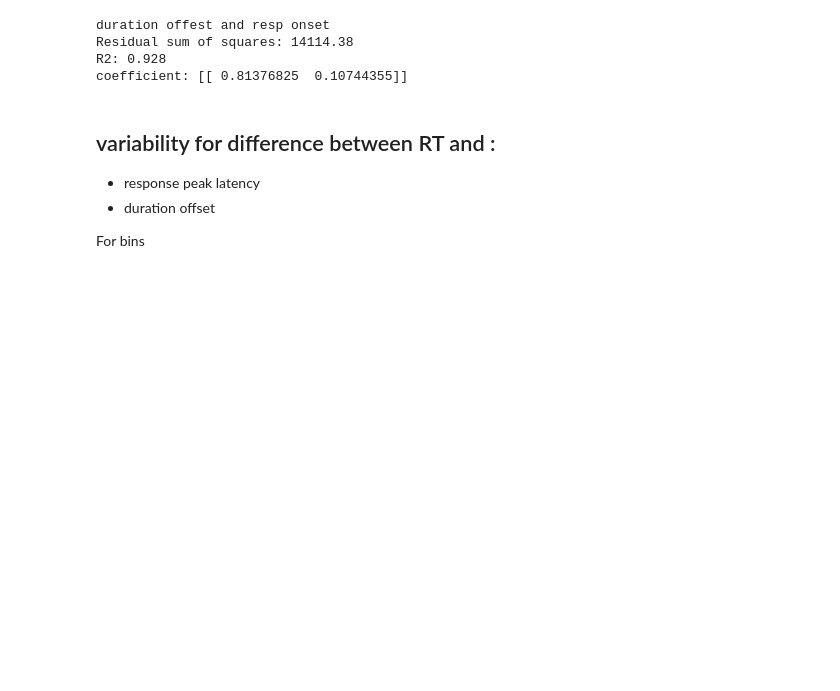
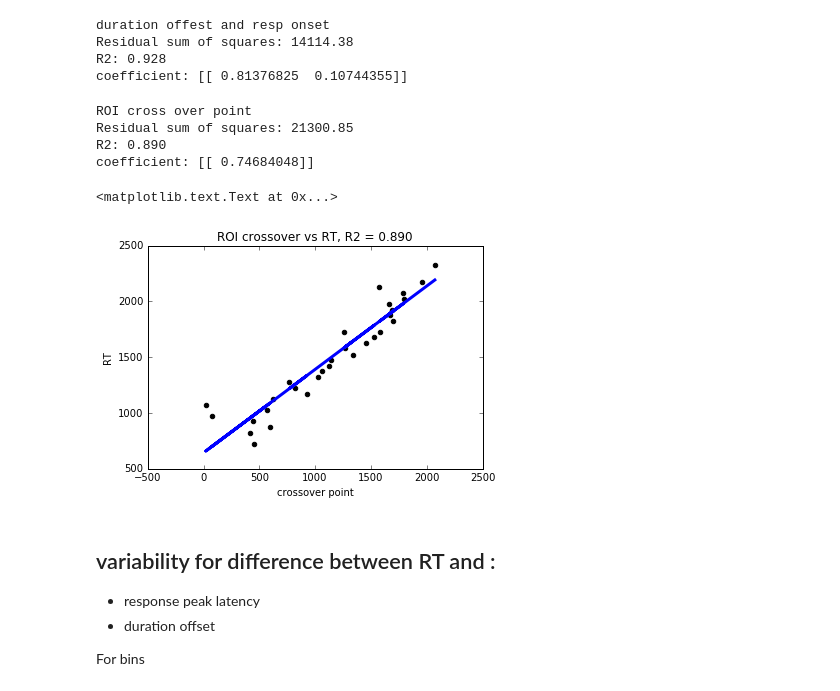
Before and after one commit to matarhaller/ECOGpy, a Jupyter notebook: regression/bins_regressions.ipynb, the cells around one changed output. Cells and saved outputs as stored; diff of their text form; code cells hidden in the pictures; blank space fills up the shorter version.

```diff
--- a/regression/bins_regressions.ipynb
+++ b/regression/bins_regressions.ipynb
@@ -22,6 +27,9 @@ bin_stats = pd.read_csv(filename)
 
 filename = os.path.join(base, 'csvs_FINAL', 'resp_onsets.csv')
 resp_onsets = pd.read_csv(filename)
+
+filename = os.path.join(base, 'csvs_FINAL', 'ROI_cross.csv')
+ROI_cross = pd.read_csv(filename)
 # %%
 def model_output(X, y, to_plot = True):
 
@@ -118,6 +151,23 @@ duration offest and resp onset
 Residual sum of squares: 14114.38
 R2: 0.928
 coefficient: [[ 0.81376825  0.10744355]]
+# %%
+#crossover point for ROIs (PFC vs motor)
+print('ROI cross over point')
+X = ROI_cross['ROI_Cross_automatic'].values.reshape(-1, 1)
+y = ROI_cross['RT'].values.reshape(-1,1)
+
+lm, ax = model_output(X,y)
+ax.set_title('ROI crossover vs RT, R2 = %.3f' % lm.score(X, y))
+ax.set_xlabel('crossover point')
+ax.set_ylabel('RT')
+# %% [output]
+ROI cross over point
+Residual sum of squares: 21300.85
+R2: 0.890
+coefficient: [[ 0.74684048]]
+<matplotlib.text.Text at 0x...>
+[figure, added]
 # %% [markdown]
 ## variability for difference between RT and :
 * response peak latency
```
Also changed, not shown: parts of 7 cells of this notebook, 24 other files.
